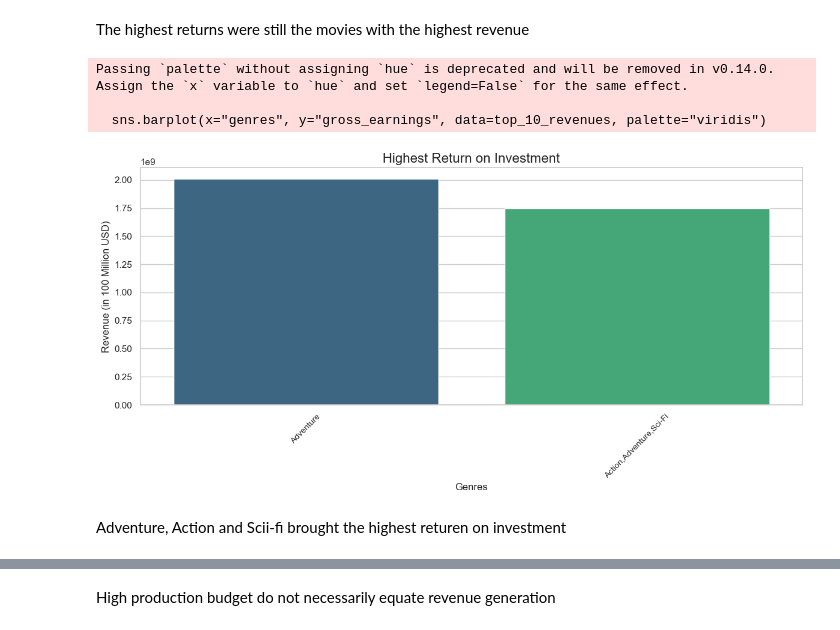
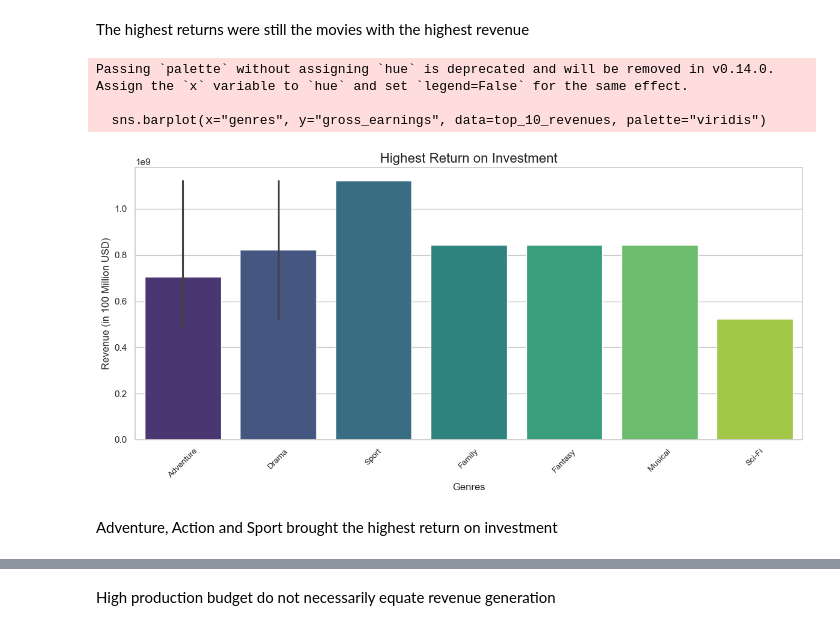
Before and after one commit to Kosilei-web/Phase_2_project_Group_5, a Jupyter notebook: index.ipynb, the cells around one changed output, grey strips where cells are left out. Drawn from its saved outputs; the diff is of its cells as text; code cells hidden in the pictures.

```diff
--- a/index.ipynb
+++ b/index.ipynb
@@ -570,0 +690,5 @@ Questions to consider:
+# %%
+# Use mean to get average between the duplicated rows
+df_budget_genres = df_budget_genres.groupby('genres', as_index=False).mean()
+print(df_budget_genres.duplicated().value_counts())
+df_budget_genres
@@ -570,0 +711,4 @@ Questions to consider:
+# %%
+df_exploded = df_budget_genres.assign(genres=df_budget_genres['genres'].str.split(',')).explode('genres')
+df_exploded
+# df_exploded.drop_duplicates(subset=None, inplace=True, ignore_index=False)
@@ -570,0 +729,3 @@ Questions to consider:
+# %%
+df_exploded = df_exploded.reset_index(drop=True)
+df_exploded
@@ -610,21 +944,2 @@ Passing `palette` without assigning `hue` is deprecated and will be removed in v
 # %% [markdown]
 There were several titles that generated high revenues with Titanic being the highest
-# %%
-sns.set_theme(style="whitegrid")
-
-top_10_revenues = matched_df.nlargest(10,"worldwide_gross")
-
-top_10_revenues = top_10_revenues.sort_values("worldwide_gross", ascending=False)
-
-plt.figure(figsize=(12, 6))
-sns.barplot(x="genres", y="worldwide_gross", data=top_10_revenues, palette="viridis")
-
-
-plt.title("Revenue of Genres", fontsize=16)
-plt.xlabel("Genres", fontsize=12)
-plt.ylabel("Revenue (Billions)", fontsize=12)
-
-
-plt.xticks(rotation=45, fontsize=10)
-plt.tight_layout()
-plt.show()
@@ -665,30 +973,26 @@ The highest returns were still the movies with the highest revenue
 # %%
 #Histogram to determine highest return on investment
 sns.set_theme(style="whitegrid")
-
-top_10_revenues = matched_df.nlargest(10,"gross_earnings")
-
+top_10_revenues = df_exploded.nlargest(10,"gross_earnings")
 top_10_revenues = top_10_revenues.sort_values("gross_earnings", ascending=False)
 
 plt.figure(figsize=(12, 6))
 sns.barplot(x="genres", y="gross_earnings", data=top_10_revenues, palette="viridis")
 
-
 plt.title("Highest Return on Investment", fontsize=16)
 plt.xlabel("Genres", fontsize=12)
 plt.ylabel("Revenue (in 100 Million USD)", fontsize=12)
 
-
 plt.xticks(rotation=45, fontsize=10)
 plt.tight_layout()
 plt.show()
 # %% [output]
 Passing `palette` without assigning `hue` is deprecated and will be removed in v0.14.0. Assign the `x` variable to `hue` and set `legend=False` for the same effect.
 
   sns.barplot(x="genres", y="gross_earnings", data=top_10_revenues, palette="viridis")
-[figure, old version]
+[figure, new version]
 # %% [markdown]
-Adventure, Action and Scii-fi brought the highest returen on investment
+Adventure, Action and Sport brought the highest return on investment
 # %%
 #Histogram to determine production budget
 sns.set_theme(style="whitegrid")
```
Also changed, not shown: parts of 102 cells of this notebook.
